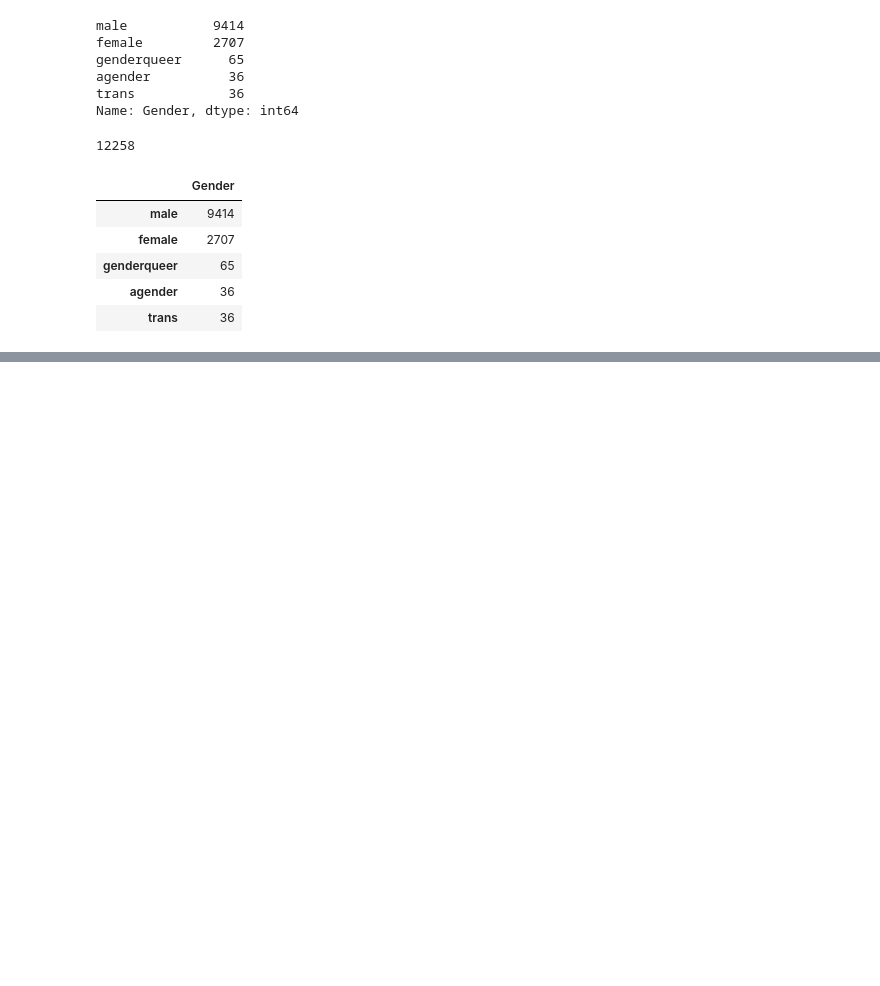
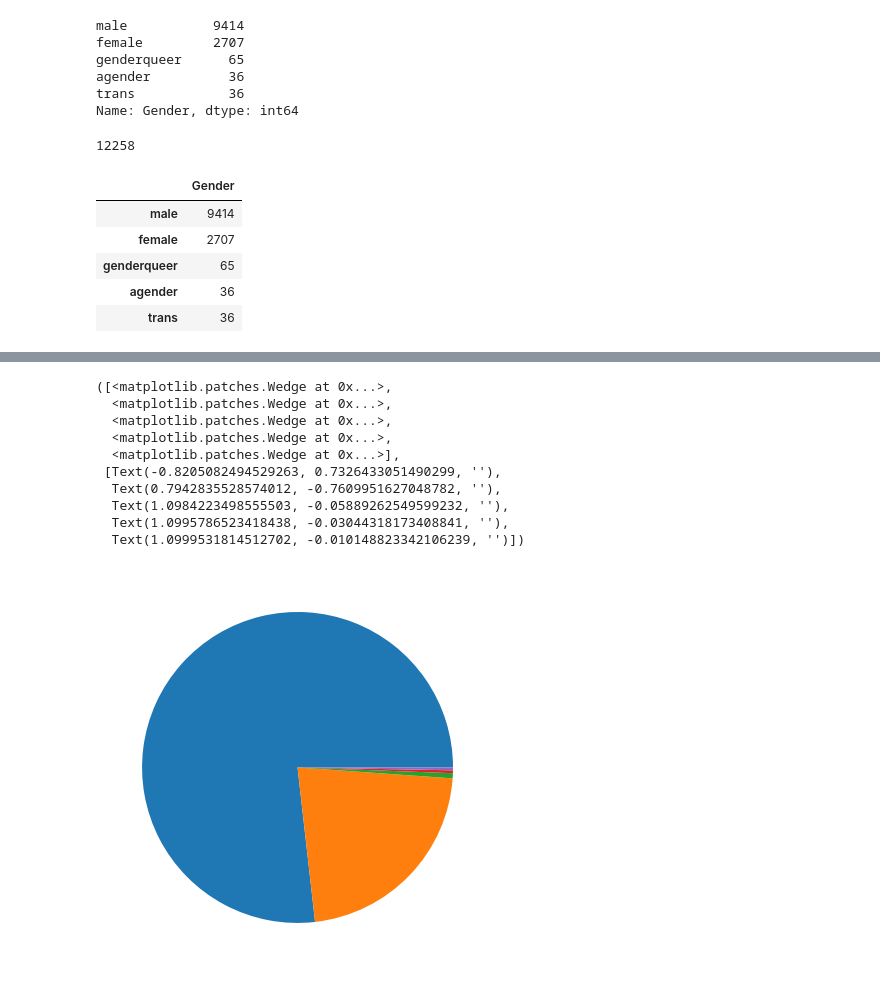
Before and after one commit to guilpassos/Data_Science, a Jupyter notebook: Fuctura_Python3_Aula03_parte02.ipynb, the cells around one changed output, grey strips where cells are left out. Saved outputs shown, nothing was run; the diff lists cells and outputs as text; code cells hidden in the pictures; blank space fills up the shorter version.

```diff
--- a/Fuctura_Python3_Aula03_parte02.ipynb
+++ b/Fuctura_Python3_Aula03_parte02.ipynb
@@ -229,0 +277,16 @@ tipos_de_genero.head()
+# %%
+genero = dados.Gender.value_counts()
+# %%
+plt.pie(genero)
+# %% [output]
+([<matplotlib.patches.Wedge at 0x...>,
+  <matplotlib.patches.Wedge at 0x...>,
+  <matplotlib.patches.Wedge at 0x...>,
+  <matplotlib.patches.Wedge at 0x...>,
+  <matplotlib.patches.Wedge at 0x...>],
+ [Text(-0.8205082494529263, 0.7326433051490299, ''),
+  Text(0.7942835528574012, -0.7609951627048782, ''),
+  Text(1.0984223498555503, -0.05889262549599232, ''),
+  Text(1.0995786523418438, -0.03044318173408841, ''),
+  Text(1.0999531814512702, -0.010148823342106239, '')])
+[figure, added]
```
Also changed, not shown: parts of 14 cells of this notebook.
